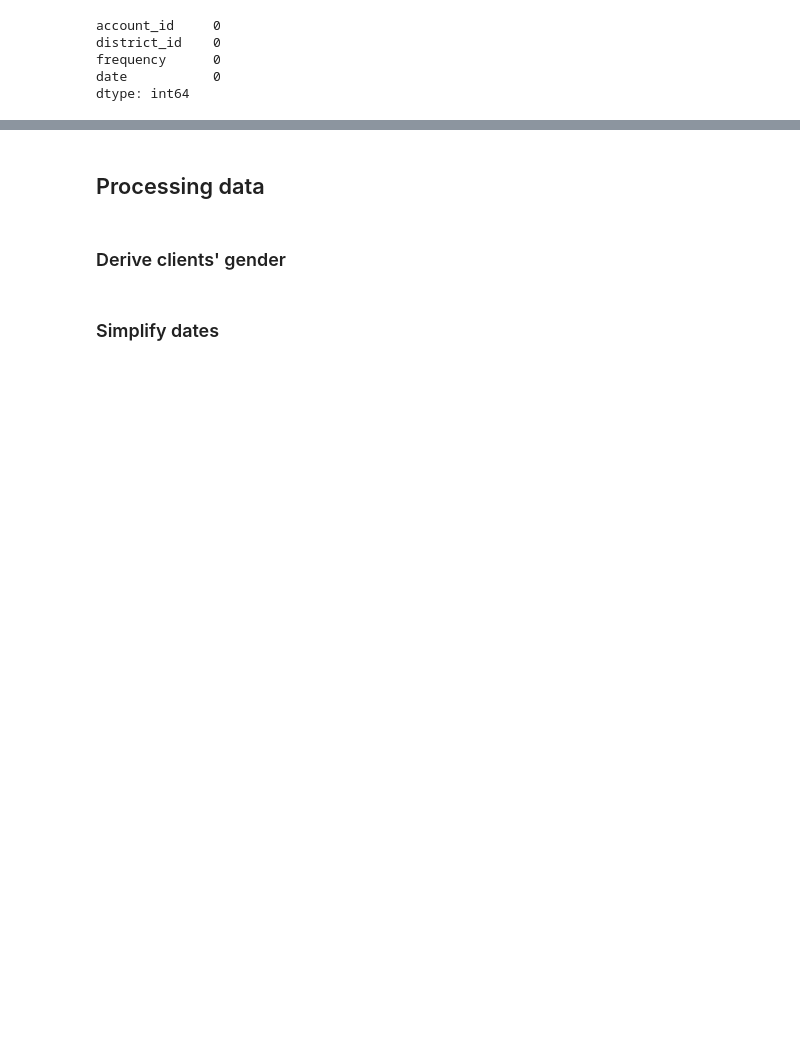
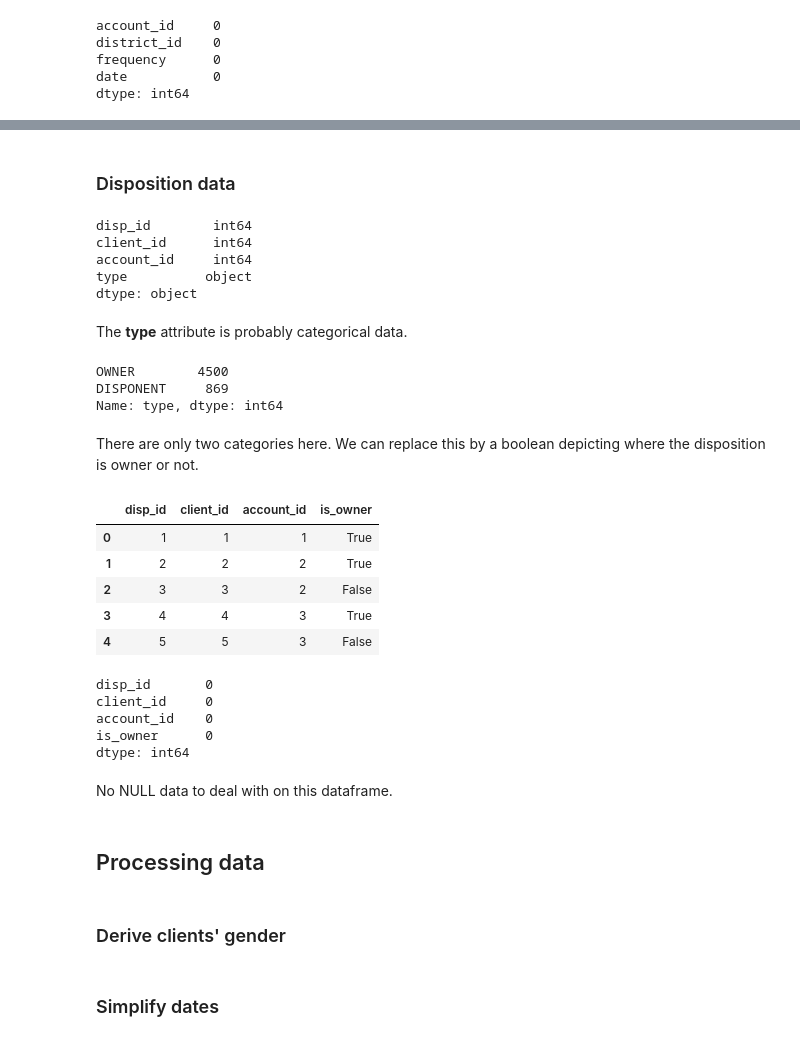
Before and after one commit to JoaoCostaIFG/AC, a Jupyter notebook: Banking.ipynb, the cells around one changed output, grey strips where cells are left out. Cells and saved outputs as stored; diff of their text form; code cells hidden in the pictures; blank space fills up the shorter version.

```diff
--- a/Banking.ipynb
+++ b/Banking.ipynb
@@ -83,3 +177,44 @@ No null data.
+# %% [markdown]
+### Disposition data
+# %%
+disp_df.dtypes
+# %% [output]
+disp_id        int64
+client_id      int64
+account_id     int64
+type          object
+dtype: object
+# %% [markdown]
+The **type** attribute is probably categorical data.
+# %%
+disp_df['type'].value_counts()
+# %% [output]
+OWNER        4500
+DISPONENT     869
+Name: type, dtype: int64
+# %% [markdown]
+There are only two categories here. We can replace this by a boolean depicting where the disposition is owner or not.
+# %%
+disp_df['is_owner'] = disp_df['type'].apply(lambda x: True if x == "OWNER" else False)
+disp_df.drop(['type'], axis=1, inplace=True)
+disp_df.head()
+# %% [output]
+|  | disp_id | client_id | account_id | is_owner |
+| 0 | 1 | 1 | 1 | True |
+| 1 | 2 | 2 | 2 | True |
+| 2 | 3 | 3 | 2 | False |
+| 3 | 4 | 4 | 3 | True |
+| 4 | 5 | 5 | 3 | False |
+# %%
+disp_df.isnull().sum()
+# %% [output]
+disp_id       0
+client_id     0
+account_id    0
+is_owner      0
+dtype: int64
+# %% [markdown]
+No NULL data to deal with on this dataframe.
 # %% [markdown]
 ## Processing data
 # %% [markdown]
```
Also changed, not shown: parts of 18 cells of this notebook.
